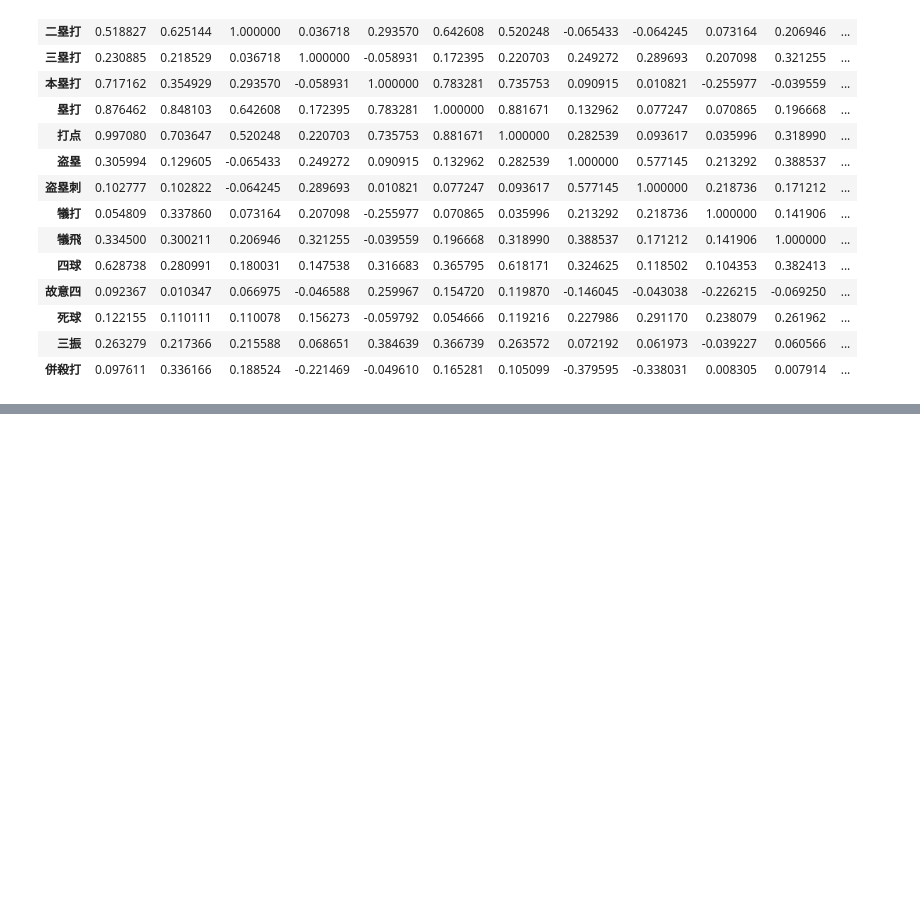
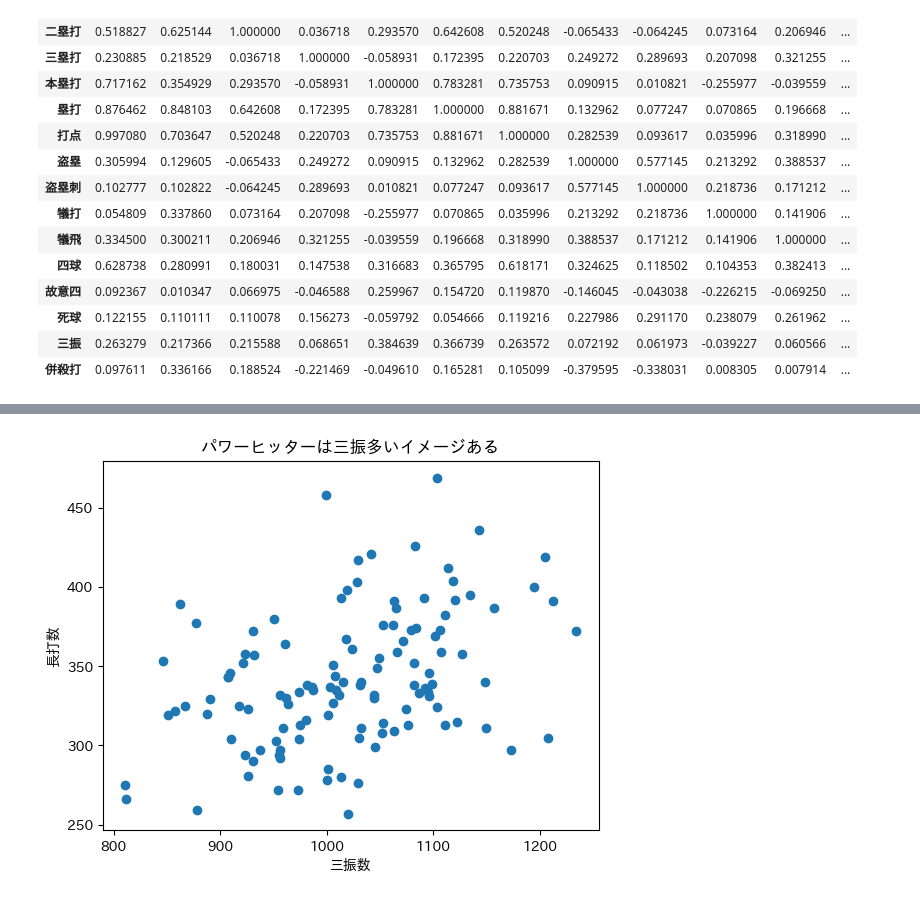
Before and after one commit to kinoco313/jupyterlab-docker, a Jupyter notebook: work/baseball/team_batting_analysis.ipynb, the cells around one changed output, grey strips where cells are left out. Cells and saved outputs as stored; diff of their text form; code cells hidden in the pictures; blank space fills up the shorter version.

```diff
--- a/work/baseball/team_batting_analysis.ipynb
+++ b/work/baseball/team_batting_analysis.ipynb
@@ -162,0 +147,8 @@ df_without_rate[['得点', '安打', '二塁打', '三塁打', '本塁打', '塁
+# %%
+plt.scatter(df_without_rate['三振'], df_without_rate['長打数'])
+plt.xlabel('三振数')
+plt.ylabel('長打数')
+plt.title('パワーヒッターは三振多いイメージある')
+plt.show()
+# %% [output]
+[figure, added]
```
Also changed, not shown: parts of 13 cells of this notebook.
